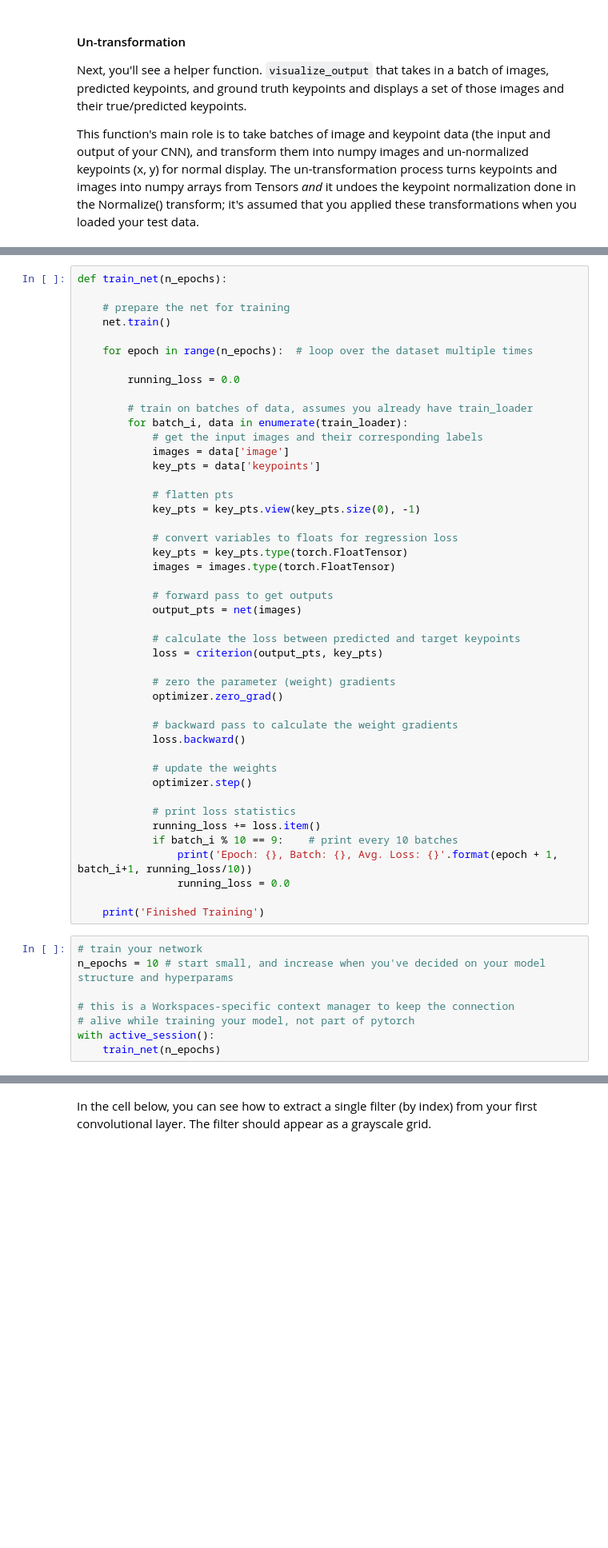
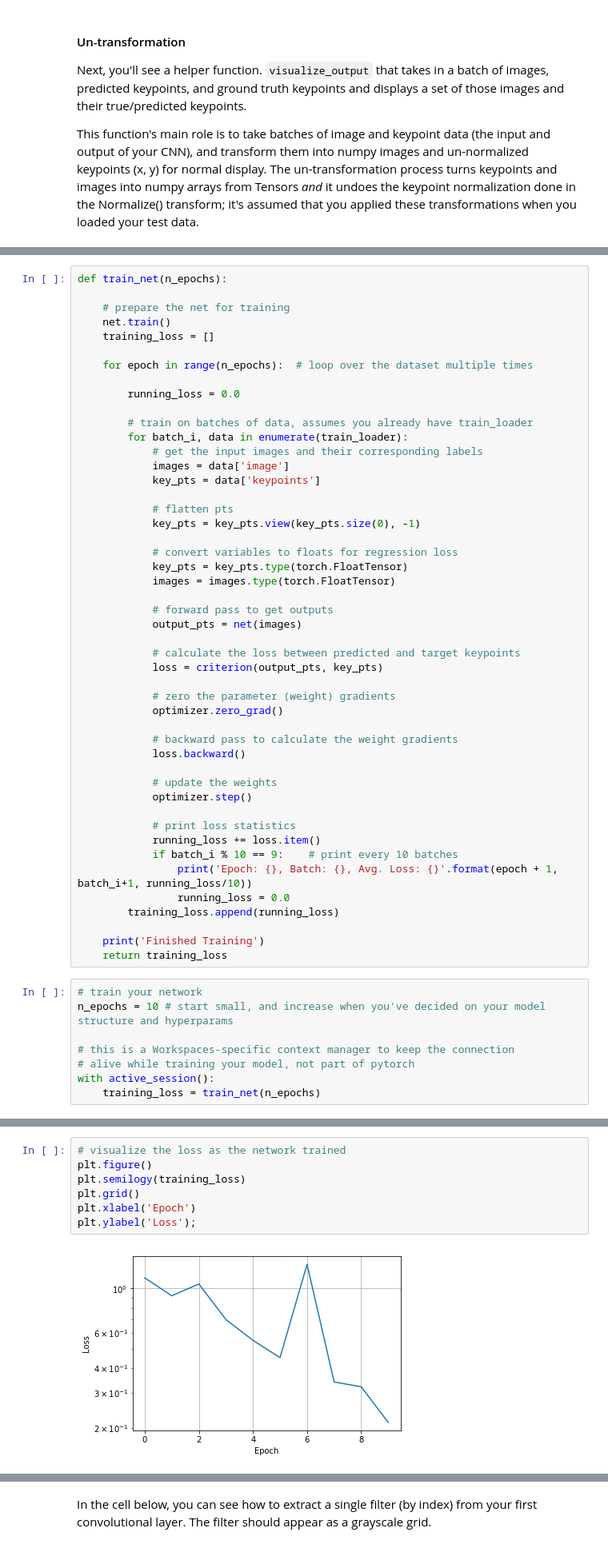
Before and after one commit to nalbert9/Facial-Keypoint-Detection, a Jupyter notebook: 2. Define the Network Architecture.ipynb, the cells around one changed output, grey strips where cells are left out. Shown at 80% size. Drawn from its saved outputs; the diff is of its cells as text; blank space fills up the shorter version.

```diff
--- a/2. Define the Network Architecture.ipynb
+++ b/2. Define the Network Architecture.ipynb
@@ -379,6 +362,7 @@ def train_net(n_epochs):
 
     # prepare the net for training
     net.train()
+    training_loss = []
 
     for epoch in range(n_epochs):  # loop over the dataset multiple times
 
@@ -417,8 +401,10 @@ def train_net(n_epochs):
             if batch_i % 10 == 9:    # print every 10 batches
                 print('Epoch: {}, Batch: {}, Avg. Loss: {}'.format(epoch + 1, batch_i+1, running_loss/10))
                 running_loss = 0.0
+        training_loss.append(running_loss)
 
     print('Finished Training')
+    return training_loss
 # %%
 # train your network
 n_epochs = 10 # start small, and increase when you've decided on your model structure and hyperparams
@@ -426,5 +412,5 @@ n_epochs = 10 # start small, and increase when you've decided on your model stru
 # this is a Workspaces-specific context manager to keep the connection
 # alive while training your model, not part of pytorch
 with active_session():
-    train_net(n_epochs)
+    training_loss = train_net(n_epochs)
 # %% [output]
@@ -447,4 +433,13 @@ Epoch: 10, Batch: 340, Avg. Loss: 0.27173070311546327
 Finished Training
+# %%
+# visualize the loss as the network trained
+plt.figure()
+plt.semilogy(training_loss)
+plt.grid()
+plt.xlabel('Epoch')
+plt.ylabel('Loss');
+# %% [output]
+[figure, added]
 # %% [markdown]
 ## Test data
 
```
Also changed, not shown: parts of 37 cells of this notebook.
